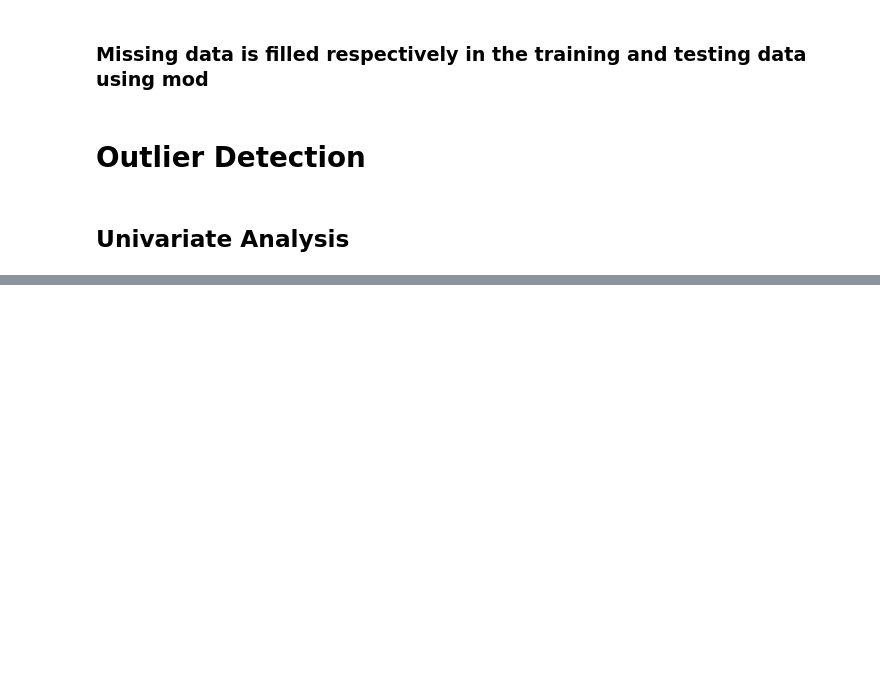
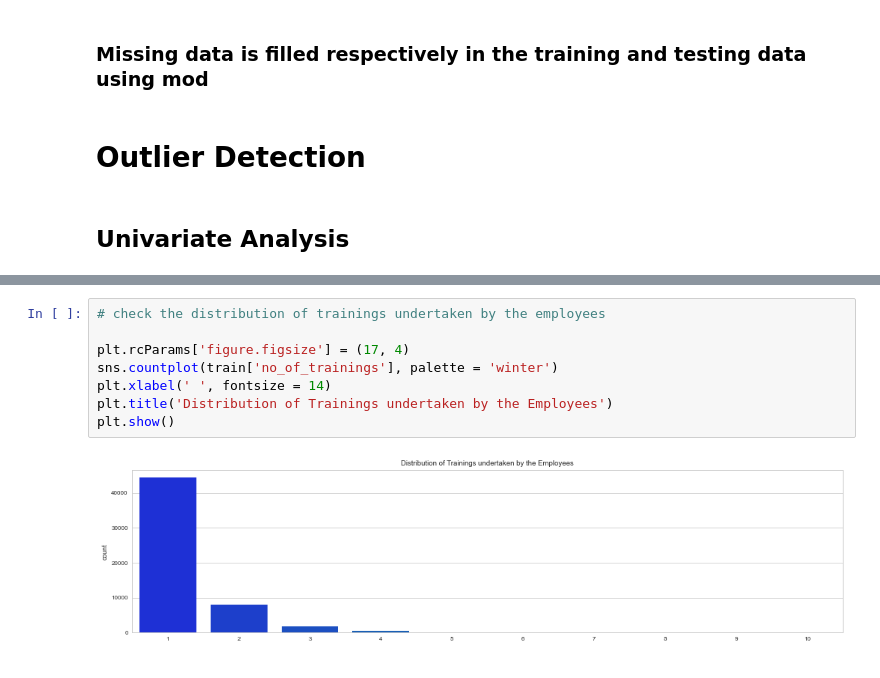
Before and after one commit to TheGithubMafia/TheGithubMafia_696efe54-1b30-40dd-8360-9a2944268894, a Jupyter notebook: Promotion.ipynb, the cells around one changed output, grey strips where cells are left out. Drawn from its saved outputs; the diff is of its cells as text; blank space fills up the shorter version.

```diff
--- a/Promotion.ipynb
+++ b/Promotion.ipynb
@@ -347,0 +394,10 @@ Number of Missing Values Left in the Training Data : 0
+# %%
+# check the distribution of trainings undertaken by the employees
+
+plt.rcParams['figure.figsize'] = (17, 4)
+sns.countplot(train['no_of_trainings'], palette = 'winter')
+plt.xlabel(' ', fontsize = 14)
+plt.title('Distribution of Trainings undertaken by the Employees')
+plt.show()
+# %% [output]
+[figure, added]
```
Also changed, not shown: parts of 8 cells of this notebook, 7 other files.
